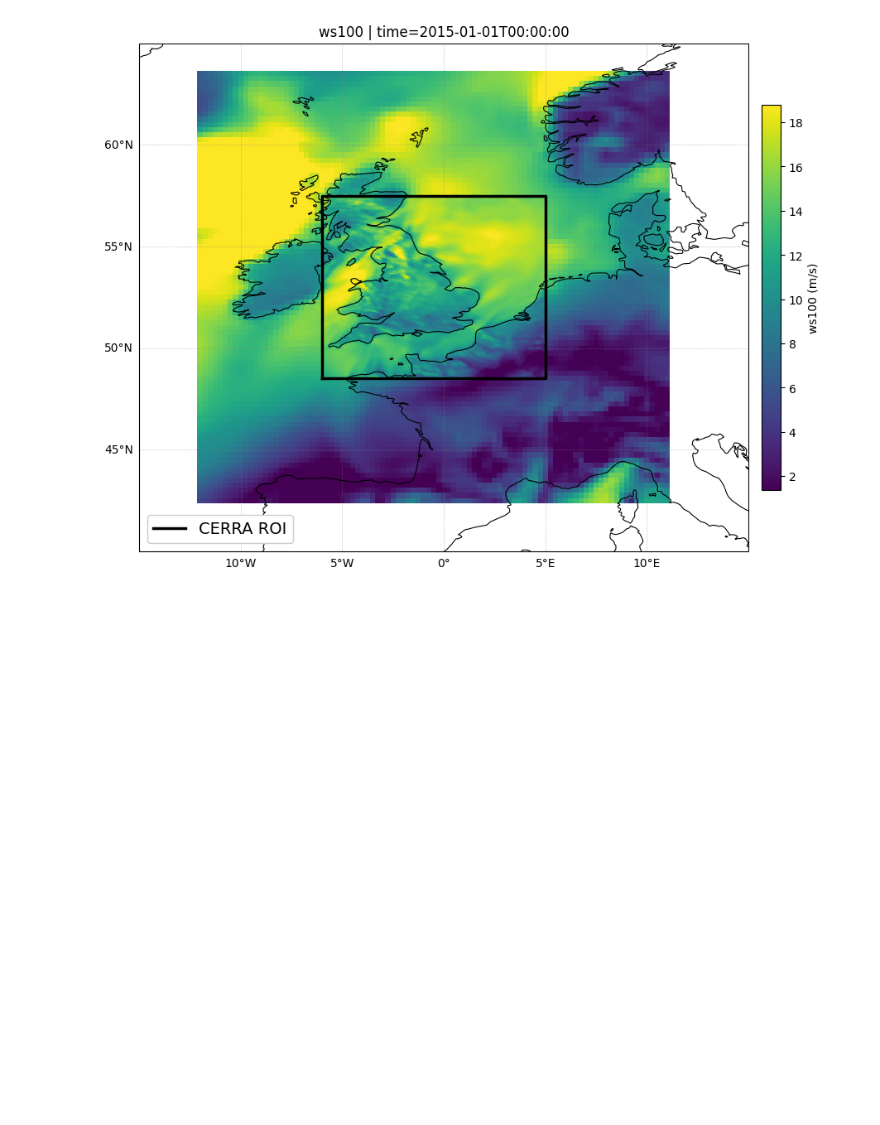
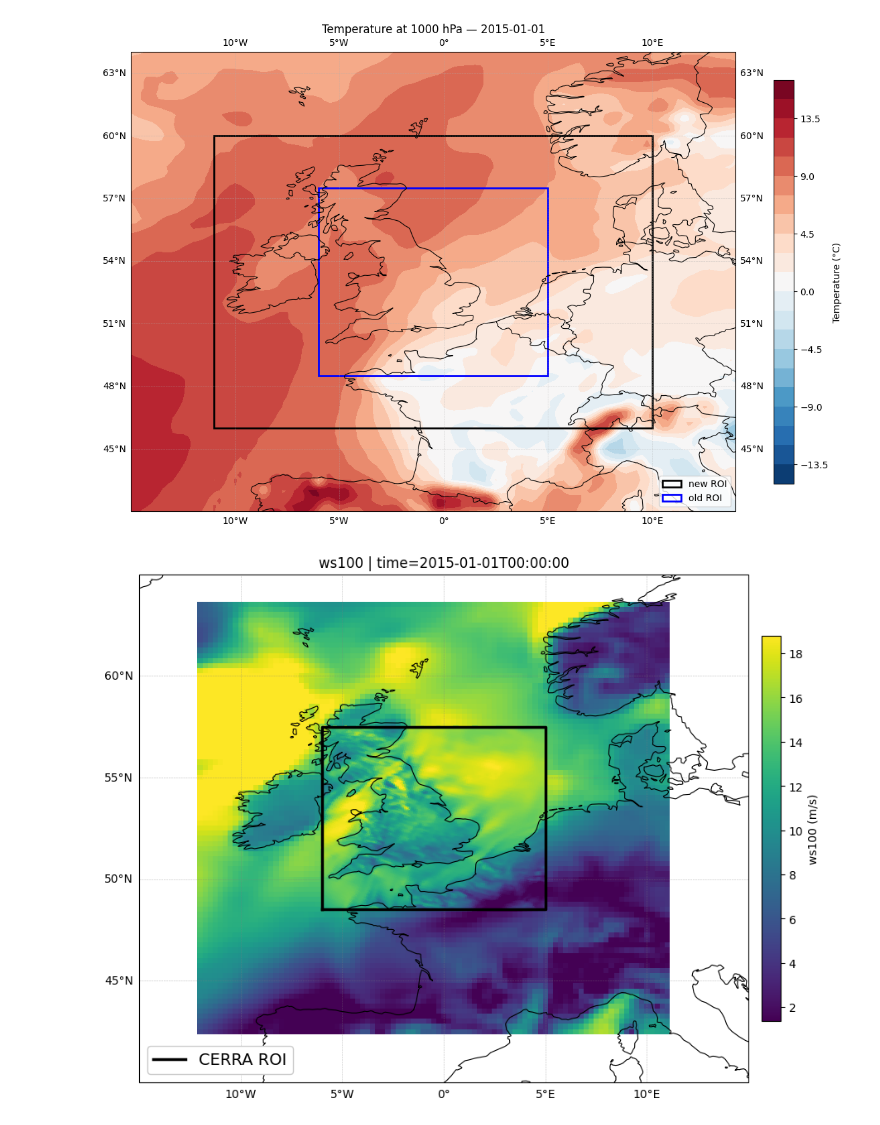
Before and after one commit to UAntwerpM4S/WindAI, a Jupyter notebook: data/inspect_data.ipynb, the cells around one changed output. Saved outputs shown, nothing was run; the diff lists cells and outputs as text; code cells hidden in the pictures; blank space fills up the shorter version.

```diff
--- a/data/inspect_data.ipynb
+++ b/data/inspect_data.ipynb
@@ -15,0 +17,4 @@ import zarr
+# %%
+datasets = cfgrib.open_datasets("NorthSea/ERA5/raw_grib/era5_pressure_2015_01.grib")
+
+ds = datasets[0]
@@ -16,3 +29,55 @@ import zarr
+# %%
+data = ds['t'].isel(time=0, isobaricInhPa=0) - 273.15  # Convert to Celsius
+
+fig, ax = plt.subplots(figsize=(12, 8), subplot_kw={'projection': ccrs.PlateCarree()})
+
+# Bounding box 1 (largest) — used as plot extent
+bb1_lon_min, bb1_lon_max = -15, 14
+bb1_lat_min, bb1_lat_max = 42, 64
+
+# Plot data
+im = ax.contourf(ds.longitude, ds.latitude, data, levels=20, cmap='RdBu_r', transform=ccrs.PlateCarree())
+
+# Add country borders and coastlines
+ax.add_feature(cfeature.BORDERS, linewidth=0.8)
+ax.add_feature(cfeature.COASTLINE, linewidth=0.8)
+ax.add_feature(cfeature.LAND, alpha=0.1)
+
+# Set plot extent to largest box
+ax.set_extent([bb1_lon_min, bb1_lon_max, bb1_lat_min, bb1_lat_max], crs=ccrs.PlateCarree())
+
+# Bounding box 2: 47N–59N, -9E–8W
+bb2_lon_min, bb2_lon_max = -11, 10
+bb2_lat_min, bb2_lat_max = 46, 60
+ax.add_patch(mpatches.Rectangle(
+    xy=(bb2_lon_min, bb2_lat_min),
+    width=bb2_lon_max - bb2_lon_min,
+    height=bb2_lat_max - bb2_lat_min,
+    fill=False, edgecolor='black', linewidth=2,
+    transform=ccrs.PlateCarree(), label='new ROI'
+))
+
+
+bb3_lon_min, bb3_lon_max = -6, 5
+bb3_lat_min, bb3_lat_max = 48.5, 57.5
+ax.add_patch(mpatches.Rectangle(
+    xy=(bb3_lon_min, bb3_lat_min),
+    width=bb3_lon_max - bb3_lon_min,
+    height=bb3_lat_max - bb3_lat_min,
+    fill=False, edgecolor='blue', linewidth=2,
+    transform=ccrs.PlateCarree(), label='old ROI'
+))
+
+# Gridlines
+ax.gridlines(draw_labels=True, linewidth=0.5, linestyle='--', alpha=0.5)
+
+plt.colorbar(im, ax=ax, label='Temperature (°C)', shrink=0.8)
+plt.legend(loc='lower right')
+plt.title(f"Temperature at 1000 hPa — {str(ds.time.values[0])[:10]}")
+plt.tight_layout()
+plt.show()
+# %% [output]
+[figure, added]
 # %%
 era5   = open_dataset("EGU26/Anemoidatasets/era5_A2.zarr")
 cerra  = open_dataset("EGU26/Anemoidatasets/Cerra_A.zarr")
```
Also changed, not shown: parts of 2 cells of this notebook, 9 other files.
